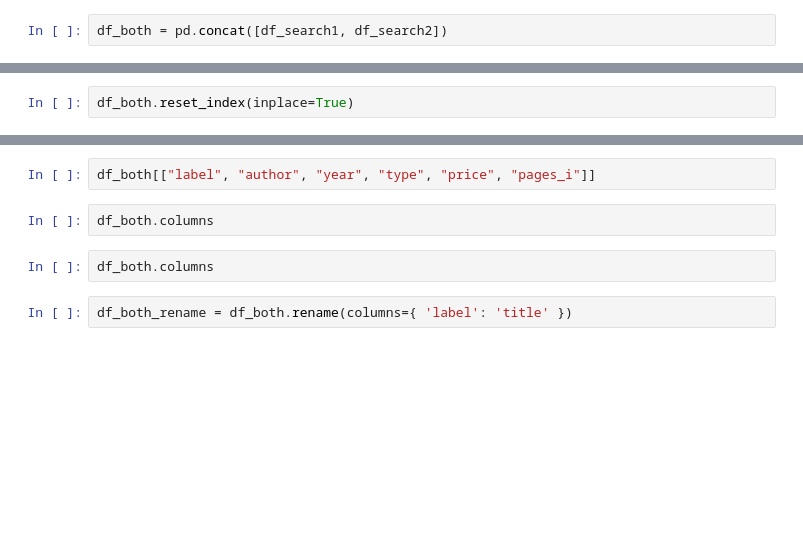
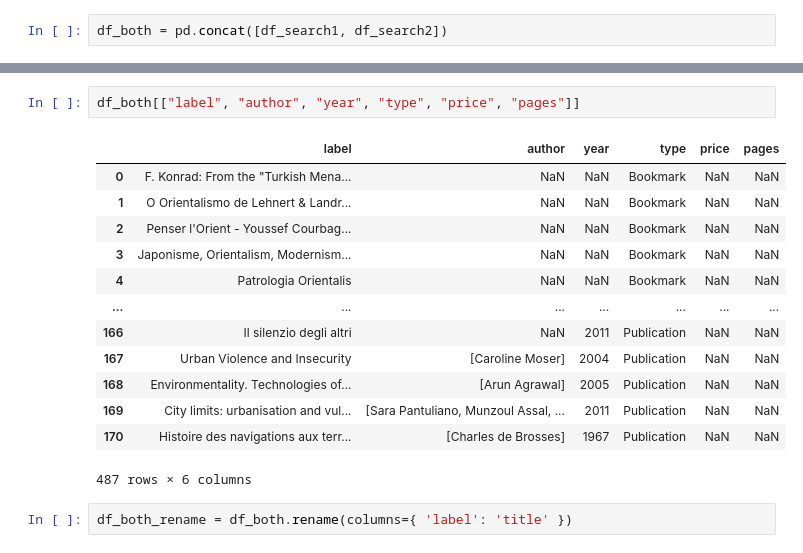
Before and after one commit to XiaomingWang12/2023-2024-Data_Libarian_Xiaoming_Wang, a Jupyter notebook: Modul_2/Hausaufgaben_Modul2.ipynb, the cells around one changed output, grey strips where cells are left out. Drawn from its saved outputs; the diff is of its cells as text; blank space fills up the shorter version.

```diff
--- a/Modul_2/Hausaufgaben_Modul2.ipynb
+++ b/Modul_2/Hausaufgaben_Modul2.ipynb
@@ -37,3 +91 @@ df_both.to_json(r'orientalism_and_social_anthropology.json')
-# %%
-df_both.reset_index(inplace=True)
 # %%
@@ -47,9 +153,19 @@ df_both.author
 # %%
-df_both[["label", "author", "year", "type", "price", "pages_i"]]
+df_both[["label", "author", "year", "type", "price", "pages"]]
+# %% [output]
+|  | label | author | year | type | price | pages |
+| 0 | F. Konrad: From the "Turkish Mena... | NaN | NaN | Bookmark | NaN | NaN |
+| 1 | O Orientalismo de Lehnert & Landr... | NaN | NaN | Bookmark | NaN | NaN |
+| 2 | Penser l'Orient - Youssef Courbag... | NaN | NaN | Bookmark | NaN | NaN |
+| 3 | Japonisme, Orientalism, Modernism... | NaN | NaN | Bookmark | NaN | NaN |
+| 4 | Patrologia Orientalis | NaN | NaN | Bookmark | NaN | NaN |
+| ... | ... | ... | ... | ... | ... | ... |
+| 166 | Il silenzio degli altri | NaN | 2011 | Publication | NaN | NaN |
+| 167 | Urban Violence and Insecurity | [Caroline Moser] | 2004 | Publication | NaN | NaN |
+| 168 | Environmentality. Technologies of... | [Arun Agrawal] | 2005 | Publication | NaN | NaN |
+| 169 | City limits: urbanisation and vul... | [Sara Pantuliano, Munzoul Assal, ... | 2011 | Publication | NaN | NaN |
+| 170 | Histoire des navigations aux terr... | [Charles de Brosses] | 1967 | Publication | NaN | NaN |
+487 rows × 6 columns
-# %%
-df_both.columns
-# %%
-df_both.columns
 # %%
 df_both_rename = df_both.rename(columns={ 'label': 'title' })
 # %%
```
Also changed, not shown: parts of 29 cells of this notebook, 3 other files.
